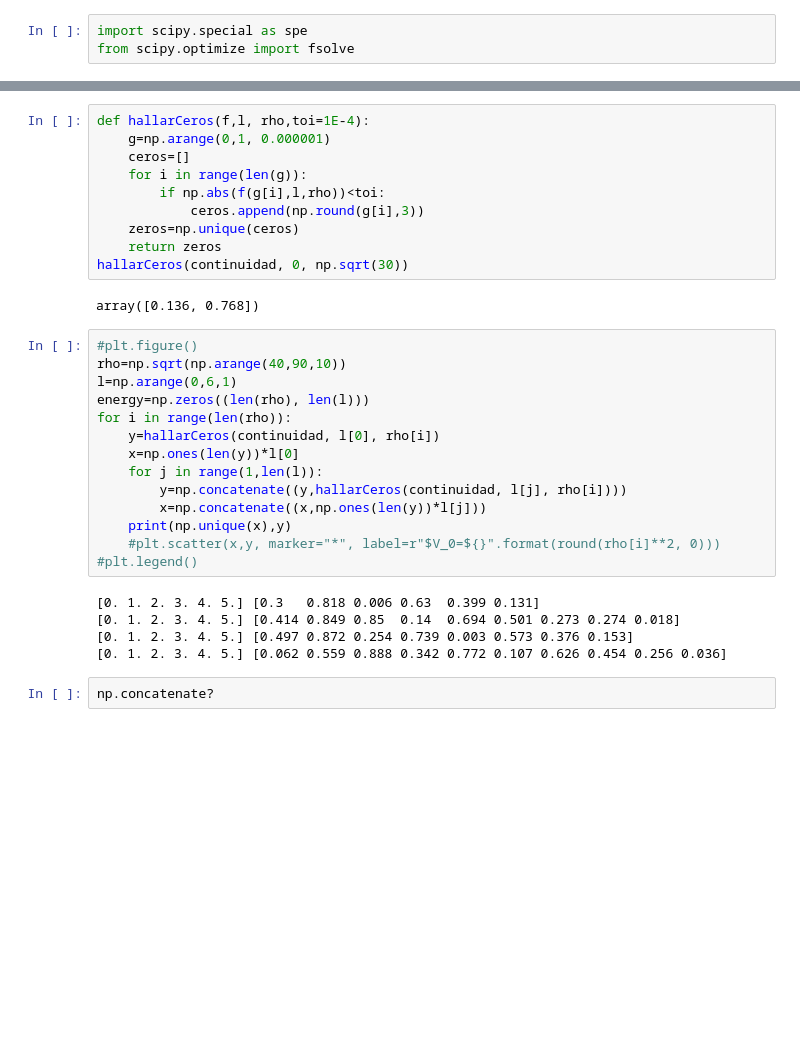
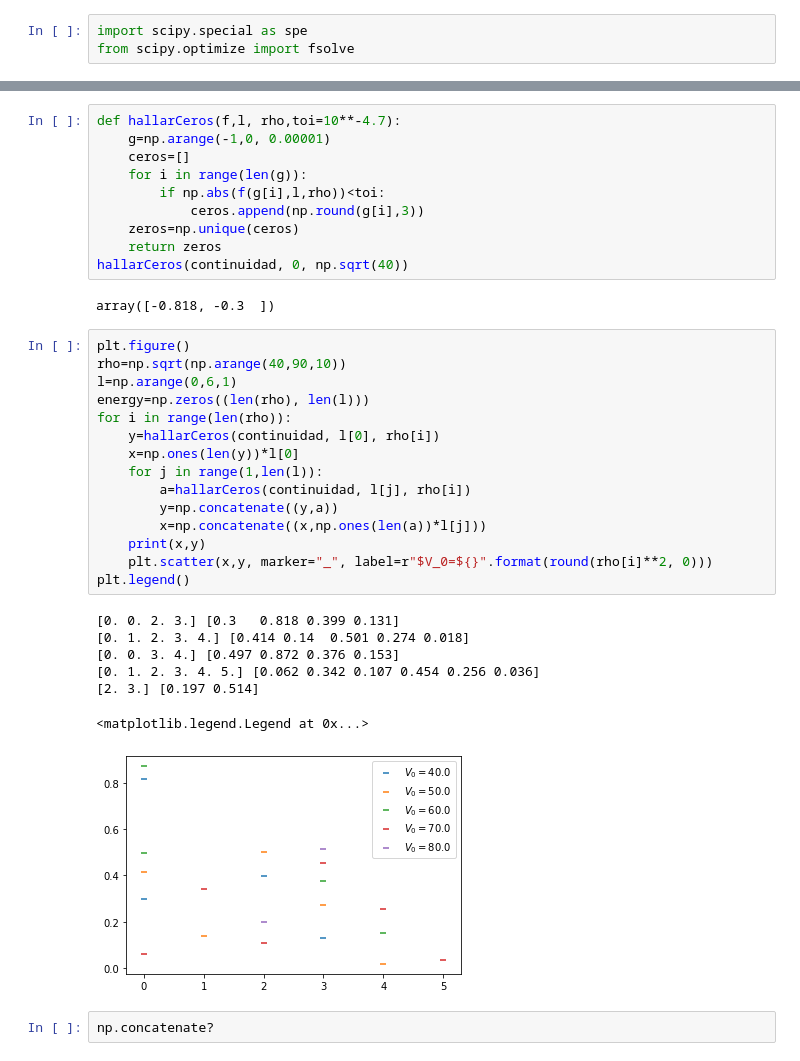
Before and after one commit to SantiagoBeltran/TareaParticulas, a Jupyter notebook: TareaParticulas.ipynb, the cells around one changed output, grey strips where cells are left out. Saved outputs shown, nothing was run; the diff lists cells and outputs as text; blank space fills up the shorter version.

```diff
--- a/TareaParticulas.ipynb
+++ b/TareaParticulas.ipynb
@@ -21,34 +30,38 @@ plt.plot(x, continuidad(x, 0, np.sqrt(30)))
 # %%
-def hallarCeros(f,l, rho,toi=1E-4):
-    g=np.arange(0,1, 0.000001)
+def hallarCeros(f,l, rho,toi=10**-4.7):
+    g=np.arange(-1,0, 0.00001)
     ceros=[]
     for i in range(len(g)):
         if np.abs(f(g[i],l,rho))<toi:
             ceros.append(np.round(g[i],3))
     zeros=np.unique(ceros)
     return zeros
-hallarCeros(continuidad, 0, np.sqrt(30))
+hallarCeros(continuidad, 0, np.sqrt(40))
 # %% [output]
-array([0.136, 0.768])
+array([-0.818, -0.3  ])
 # %%
-#plt.figure()
+plt.figure()
 rho=np.sqrt(np.arange(40,90,10))
 l=np.arange(0,6,1)
 energy=np.zeros((len(rho), len(l)))
 for i in range(len(rho)):
     y=hallarCeros(continuidad, l[0], rho[i])
     x=np.ones(len(y))*l[0]
     for j in range(1,len(l)):
-        y=np.concatenate((y,hallarCeros(continuidad, l[j], rho[i])))
-        x=np.concatenate((x,np.ones(len(y))*l[j]))
-    print(np.unique(x),y)
-    #plt.scatter(x,y, marker="*", label=r"$V_0=${}".format(round(rho[i]**2, 0)))
-#plt.legend()
+        a=hallarCeros(continuidad, l[j], rho[i])
+        y=np.concatenate((y,a))
+        x=np.concatenate((x,np.ones(len(a))*l[j]))
+    print(x,y)
+    plt.scatter(x,y, marker="_", label=r"$V_0=${}".format(round(rho[i]**2, 0)))
+plt.legend()
 # %% [output]
-[0. 1. 2. 3. 4. 5.] [0.3   0.818 0.006 0.63  0.399 0.131]
-[0. 1. 2. 3. 4. 5.] [0.414 0.849 0.85  0.14  0.694 0.501 0.273 0.274 0.018]
-[0. 1. 2. 3. 4. 5.] [0.497 0.872 0.254 0.739 0.003 0.573 0.376 0.153]
-[0. 1. 2. 3. 4. 5.] [0.062 0.559 0.888 0.342 0.772 0.107 0.626 0.454 0.256 0.036]
+[0. 0. 2. 3.] [0.3   0.818 0.399 0.131]
+[0. 1. 2. 3. 4.] [0.414 0.14  0.501 0.274 0.018]
+[0. 0. 3. 4.] [0.497 0.872 0.376 0.153]
+[0. 1. 2. 3. 4. 5.] [0.062 0.342 0.107 0.454 0.256 0.036]
+[2. 3.] [0.197 0.514]
+<matplotlib.legend.Legend at 0x...>
+[figure, added]
 # %%
 np.concatenate?
 # %% [output]
```
Also changed, not shown: parts of 13 cells of this notebook.
